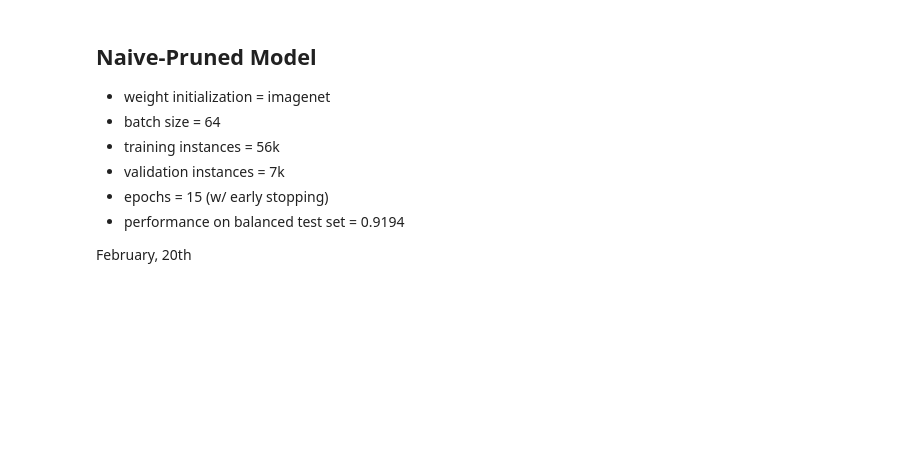
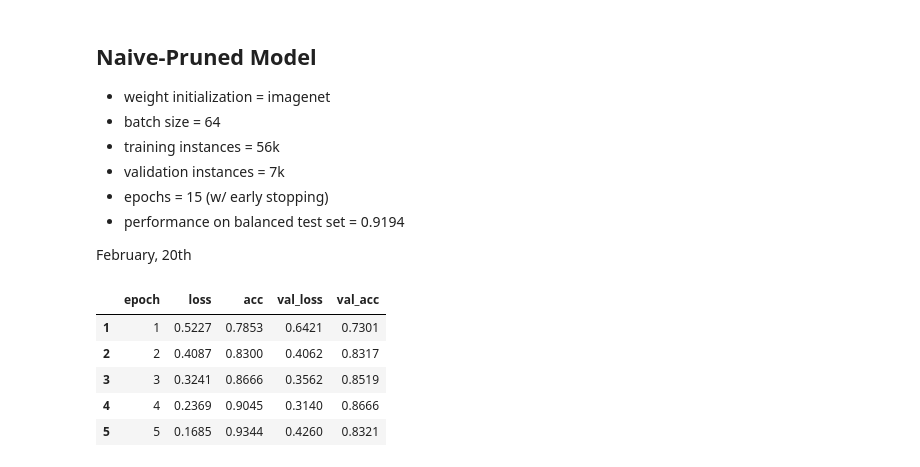
Before and after one commit to paulaksm/feature-transfer, a Jupyter notebook: transfer/plots/Plots.ipynb, the cells around one changed output. Saved outputs shown, nothing was run; the diff lists cells and outputs as text; code cells hidden in the pictures; blank space fills up the shorter version.

```diff
--- a/transfer/plots/Plots.ipynb
+++ b/transfer/plots/Plots.ipynb
@@ -102,4 +102,11 @@ February, 20th
 # %%
 df_prun = pd.read_csv('Colab_91acc_pruned.csv')
 df_prun.index += 1
-df_pru.head()
+df_prun.head()
+# %% [output]
+|  | epoch | loss | acc | val_loss | val_acc |
+| 1 | 1 | 0.5227 | 0.7853 | 0.6421 | 0.7301 |
+| 2 | 2 | 0.4087 | 0.8300 | 0.4062 | 0.8317 |
+| 3 | 3 | 0.3241 | 0.8666 | 0.3562 | 0.8519 |
+| 4 | 4 | 0.2369 | 0.9045 | 0.3140 | 0.8666 |
+| 5 | 5 | 0.1685 | 0.9344 | 0.4260 | 0.8321 |
```
Also changed, not shown: parts of 2 cells of this notebook.
